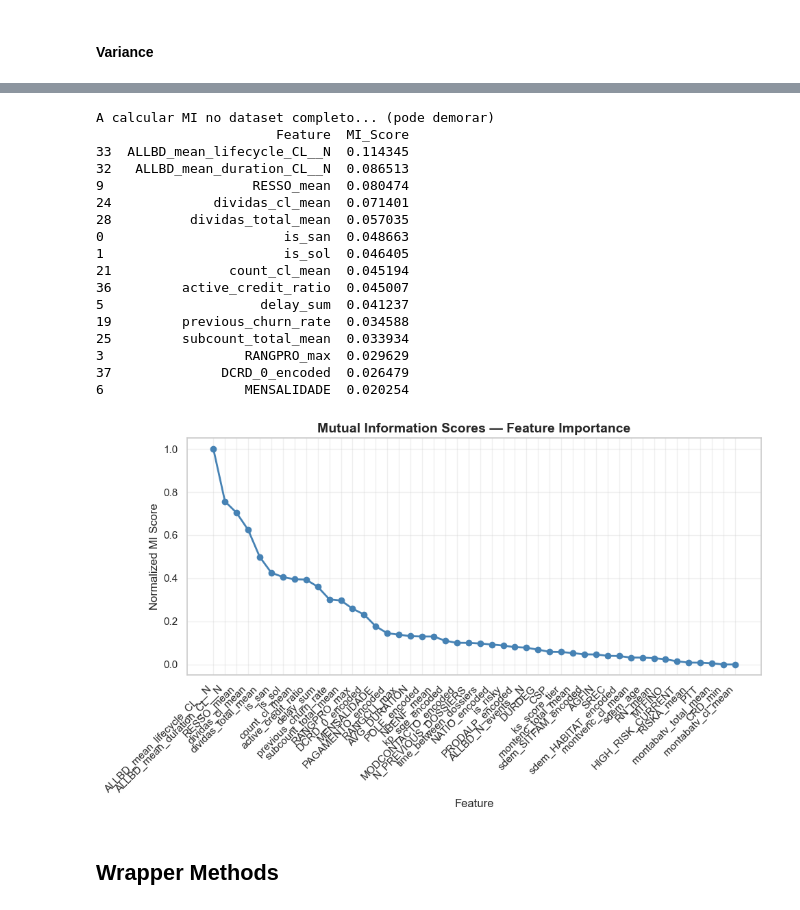
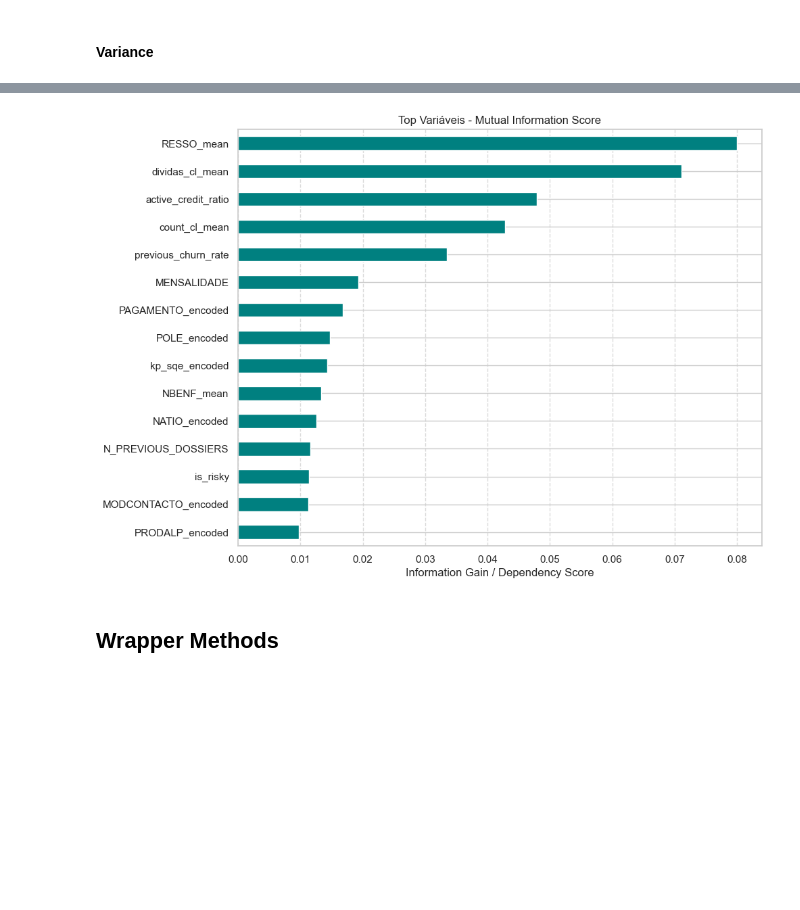
Before and after one commit to Alanog10/BNP-Paribas, a Jupyter notebook: Classification catarina.ipynb, the cells around one changed output, grey strips where cells are left out. Cells and saved outputs as stored; diff of their text form; code cells hidden in the pictures; blank space fills up the shorter version.

```diff
--- a/Classification catarina.ipynb
+++ b/Classification catarina.ipynb
@@ -205,70 +202,19 @@ plt.show()
 # %%
-# 1. Computing Mutual Information (MI) para CLASSIFICAÇÃO
-# Mudamos para mutual_info_classif porque o TARGET (Churn) é 0 ou 1
-print("A calcular MI no dataset completo... (pode demorar)")
 mi_scores = mutual_info_classif(X_train, y_train, random_state=42)
 
-# 2. Criar o DataFrame para associar nomes e scores
-mi_df = pd.DataFrame({
-    'Feature': X_train.columns,
-    'MI_Score': mi_scores
-}).sort_values(by='MI_Score', ascending=False)
+# 2. Organizar os resultados num Pandas Series
+mi_importance = pd.Series(mi_scores, index=X_train.columns).sort_values(ascending=False)
 
-# 3. Exibir as top 15
-print(mi_df.head(15))
+plt.figure(figsize=(10, 8))
+mi_importance.head(15).sort_values(ascending=True).plot(kind='barh', color='teal')
+plt.title("Top Variáveis - Mutual Information Score")
+plt.xlabel("Information Gain / Dependency Score")
+plt.grid(axis='x', linestyle='--', alpha=0.7)
+plt.show()
 
-# 4. Selecionar os nomes das top 15
-top_mi_features = mi_df.head(15)['Feature'].tolist()
-
-# 5. Criar o dataset reduzido
-X_train_mi = X_train[top_mi_features]
-X_val_mi = X_val[top_mi_features] # Não esqueças de aplicar também à validação!
+mi_selected_features = mi_importance.head(25).index.tolist()
 # %% [output]
-A calcular MI no dataset completo... (pode demorar)
-                       Feature  MI_Score
-33  ALLBD_mean_lifecycle_CL__N  0.114345
-32   ALLBD_mean_duration_CL__N  0.086513
-9                   RESSO_mean  0.080474
-24             dividas_cl_mean  0.071401
-28          dividas_total_mean  0.057035
-0                       is_san  0.048663
-1                       is_sol  0.046405
-21               count_cl_mean  0.045194
-36         active_credit_ratio  0.045007
-5                    delay_sum  0.041237
-19         previous_churn_rate  0.034588
-25         subcount_total_mean  0.033934
-3                  RANGPRO_max  0.029629
-37              DCRD_0_encoded  0.026479
-6                  MENSALIDADE  0.020254
+[figure, added]
-# %%
-#sorting the dataframe by Mutual Information score in descending order
-#and reseting the index
-mi_df = mi_df.sort_values(by='MI_Score', ascending=False).reset_index(drop=True)
-
-#normalizing the MI scores by dividing each value by the maximum MI score
-#this scales the values to [0, 1] for easier comparison
-mi_df['MI_Score_norm'] = mi_df['MI_Score'] / mi_df['MI_Score'].max()
-
-#creating a figure for the Mutual Information curve
-plt.figure(figsize=(10, 6))
-
-#plotting normalized MI scores against feature names
-plt.plot( mi_df['Feature'], mi_df['MI_Score_norm'], marker='o', color='steelblue', linewidth=2)
-
-#adding a title, labelling the axes, rotating features,
-#adding a light grid and adjusting the layout
-plt.title("Mutual Information Scores — Feature Importance", fontsize=14, fontweight='bold')
-plt.xlabel("Feature", fontsize=12)
-plt.ylabel("Normalized MI Score", fontsize=12)
-plt.xticks(rotation=45, ha='right')
-plt.grid(alpha=0.3)
-plt.tight_layout()
-
-#displaying the plot
-plt.show()
-# %% [output]
-[figure, removed]
 # %% [markdown]
 ## Wrapper Methods
 # %%
```
Also changed, not shown: parts of 25 cells of this notebook.
